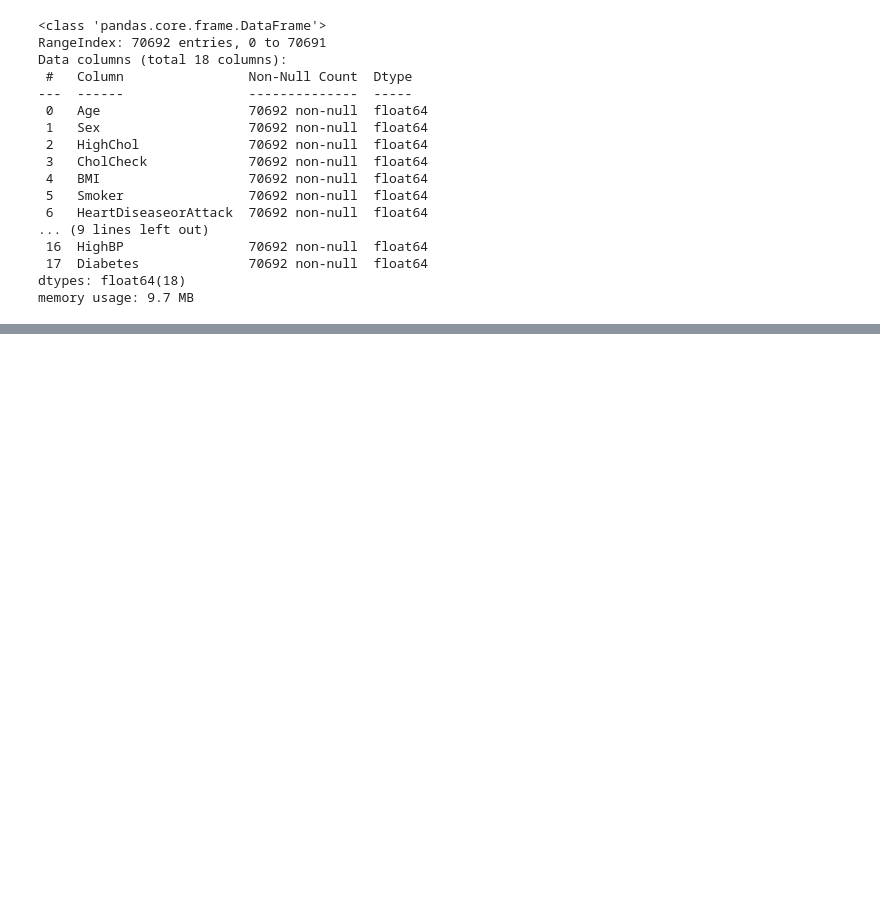
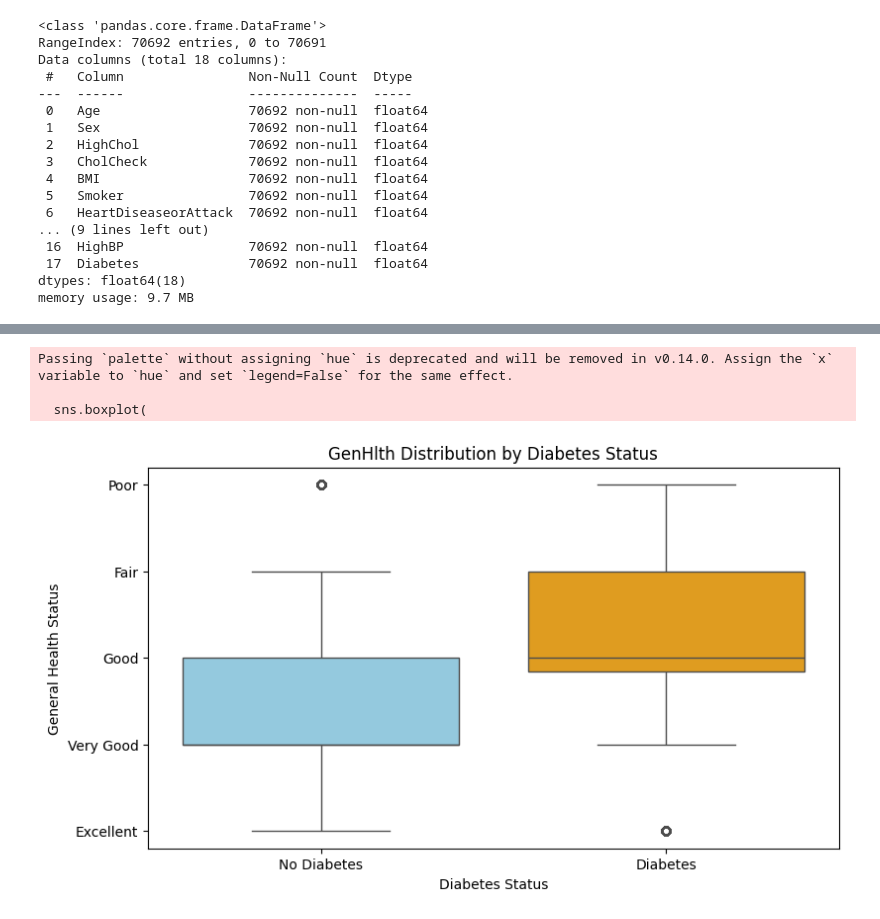
Before and after one commit to aarshabh/Diabetes-Prediction-Model, a Jupyter notebook: Term Project.ipynb, the cells around one changed output, grey strips where cells are left out. Cells and saved outputs as stored; diff of their text form; code cells hidden in the pictures; blank space fills up the shorter version.

```diff
--- a/Term Project.ipynb
+++ b/Term Project.ipynb
@@ -342,0 +390,19 @@ NameError: name 'is_null' is not defined
+# %%
+plt.figure(figsize=(9, 5))
+sns.boxplot(
+    x='Diabetes',
+    y='GenHlth',
+    data=df,
+    palette=['skyblue', 'orange'],
+    legend=False)
+plt.title('GenHlth Distribution by Diabetes Status')
+plt.xlabel('Diabetes Status')
+plt.ylabel('General Health Status')
+plt.xticks([0, 1], ['No Diabetes', 'Diabetes'], fontsize=10)
+plt.yticks([1, 2, 3, 4, 5], ['Excellent', 'Very Good', 'Good', 'Fair', 'Poor'], fontsize=10)
+plt.show()
+# %% [output]
+Passing `palette` without assigning `hue` is deprecated and will be removed in v0.14.0. Assign the `x` variable to `hue` and set `legend=False` for the same effect.
+
+  sns.boxplot(
+[figure, added]
```
Also changed, not shown: parts of 20 cells of this notebook.
